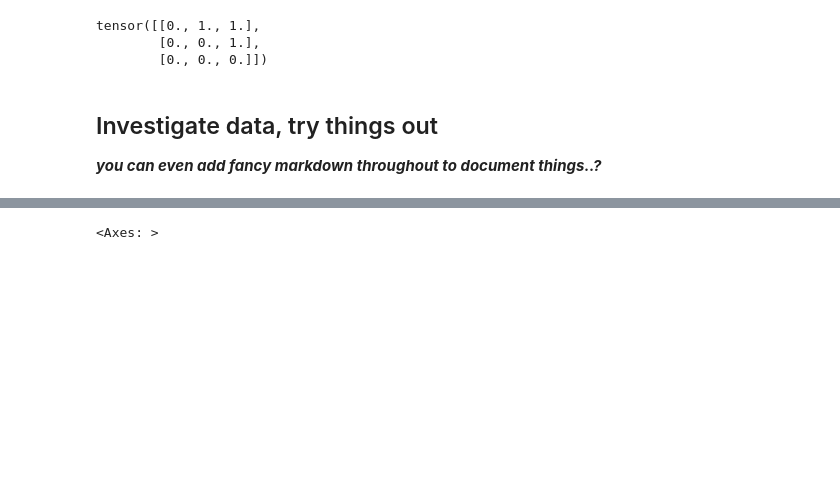
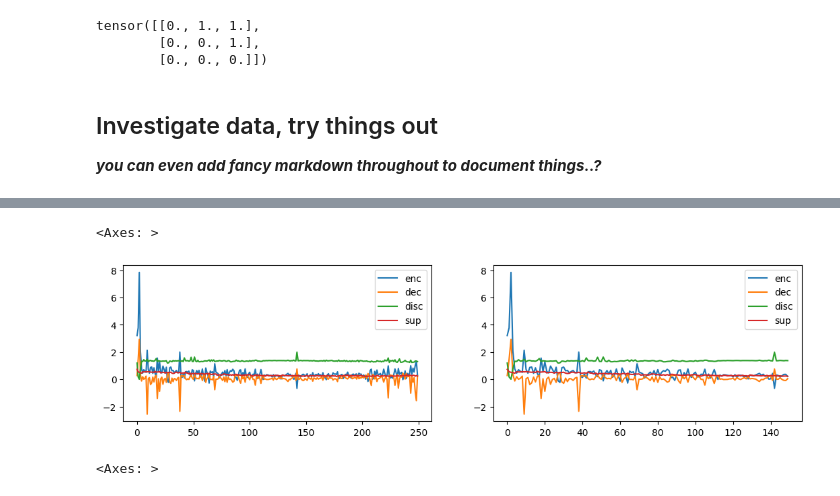
Before and after one commit to dpanas/clear-dear, a Jupyter notebook: notebooks/dp-5-dear-results-0.ipynb, the cells around one changed output, grey strips where cells are left out. Drawn from its saved outputs; the diff is of its cells as text; code cells hidden in the pictures; blank space fills up the shorter version.

```diff
--- a/notebooks/dp-5-dear-results-0.ipynb
+++ b/notebooks/dp-5-dear-results-0.ipynb
@@ -165,3 +174,10 @@ df.head(3)
+# %%
+_, axs = plt.subplots( ncols= 2, figsize= (13,3))
+df[['enc','dec','disc','sup']].plot( ax= axs[0])
+df[['enc','dec','disc','sup']].head(150).plot( ax= axs[1])
+# %% [output]
+<Axes: >
+[figure, added]
 # %%
 _, axs = plt.subplots( ncols= 2, figsize= (13,3))
 df[['enc','dec','disc','sup']].plot( ax= axs[0])
```
Also changed, not shown: parts of 32 cells of this notebook, 5 other files.
